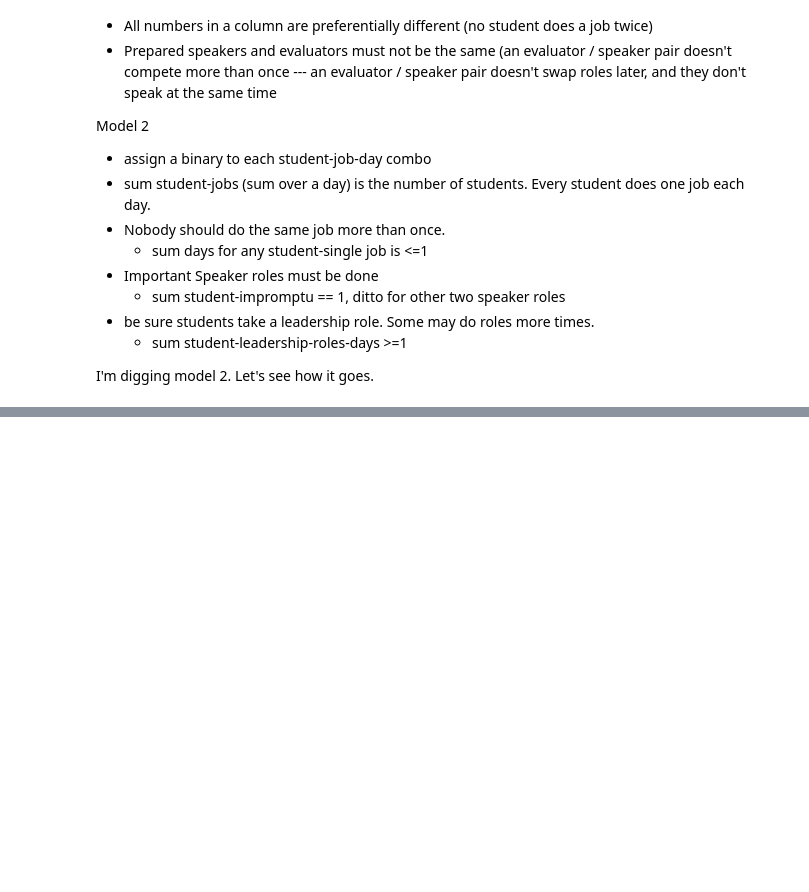
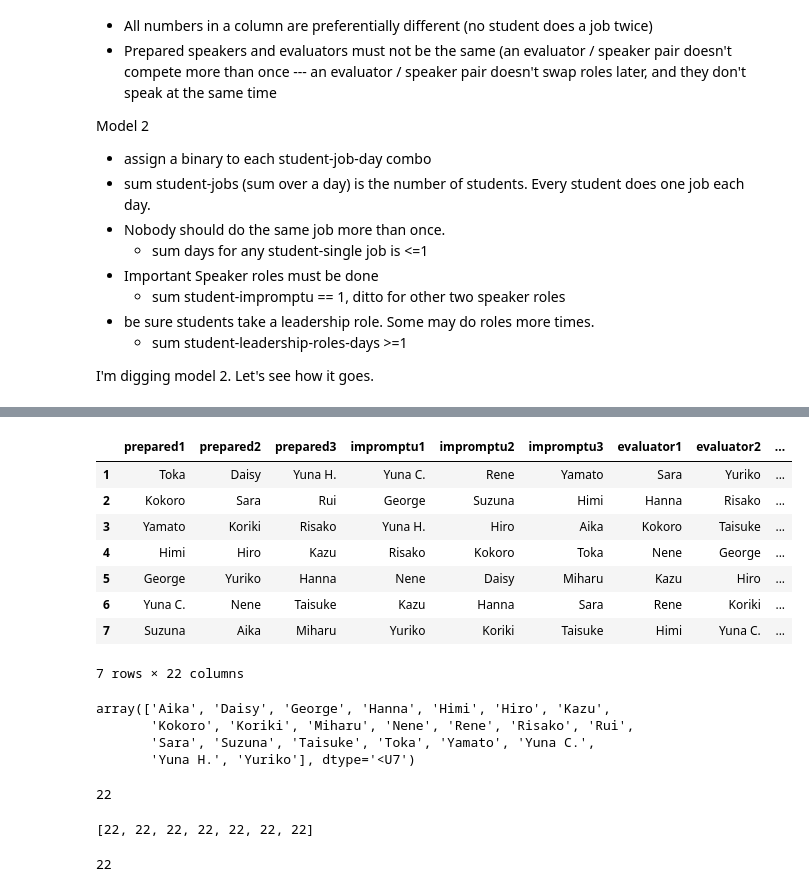
Before and after one commit to dtersegno/toastmasters, a Jupyter notebook: Toastmaster2026/1_Setup.ipynb, the cells around one changed output, grey strips where cells are left out. Drawn from its saved outputs; the diff is of its cells as text; code cells hidden in the pictures; blank space fills up the shorter version.

```diff
--- a/Toastmaster2026/1_Setup.ipynb
+++ b/Toastmaster2026/1_Setup.ipynb
@@ -184,0 +333,9 @@ for student1 in students:
+# %%
+#create new columns for the 4th jobs on day 7
+schedule_df[last_day_jobs] = 0
+
+for student in students:
+    for job in last_day_jobs:
+        schedule_df.loc[(7, student) ,job] = schedule[student, 7, job].value()
+
+schedule_df.sum()
@@ -184,0 +367,22 @@ for student1 in students:
+# %%
+schedule_by_name = pd.DataFrame( columns = all_jobs, index = days)
+# %%
+
+for day in days:
+    for student in students:
+        for job in all_jobs:
+            if schedule_df.loc[(day, student), job]:
+                schedule_by_name.loc[day,job] = student
+                # print(f"adding {student} to {job} on day {day}")
+
+schedule_by_name
+# %% [output]
+|  | prepared1 | prepared2 | prepared3 | impromptu1 | impromptu2 | impromptu3 | evaluator1 | evaluator2 | ... |
+| 1 | Toka | Daisy | Yuna H. | Yuna C. | Rene | Yamato | Sara | Yuriko | ... |
+| 2 | Kokoro | Sara | Rui | George | Suzuna | Himi | Hanna | Risako | ... |
+| 3 | Yamato | Koriki | Risako | Yuna H. | Hiro | Aika | Kokoro | Taisuke | ... |
+| 4 | Himi | Hiro | Kazu | Risako | Kokoro | Toka | Nene | George | ... |
+| 5 | George | Yuriko | Hanna | Nene | Daisy | Miharu | Kazu | Hiro | ... |
+| 6 | Yuna C. | Nene | Taisuke | Kazu | Hanna | Sara | Rene | Koriki | ... |
+| 7 | Suzuna | Aika | Miharu | Yuriko | Koriki | Taisuke | Himi | Yuna C. | ... |
+7 rows × 22 columns
@@ -184,0 +394,19 @@ for student1 in students:
+# %%
+np.intersect1d(sch[0], sch[1])
+# %% [output]
+array(['Aika', 'Daisy', 'George', 'Hanna', 'Himi', 'Hiro', 'Kazu',
+       'Kokoro', 'Koriki', 'Miharu', 'Nene', 'Rene', 'Risako', 'Rui',
+       'Sara', 'Suzuna', 'Taisuke', 'Toka', 'Yamato', 'Yuna C.',
+       'Yuna H.', 'Yuriko'], dtype='<U7')
+# %%
+len(_)
+# %% [output]
+22
+# %%
+[ len(set(names)) for names in sch ]
+# %% [output]
+[22, 22, 22, 22, 22, 22, 22]
+# %%
+len(schedule_by_name.columns)
+# %% [output]
+22
```
Also changed, not shown: parts of 14 cells of this notebook, 1 other file.
